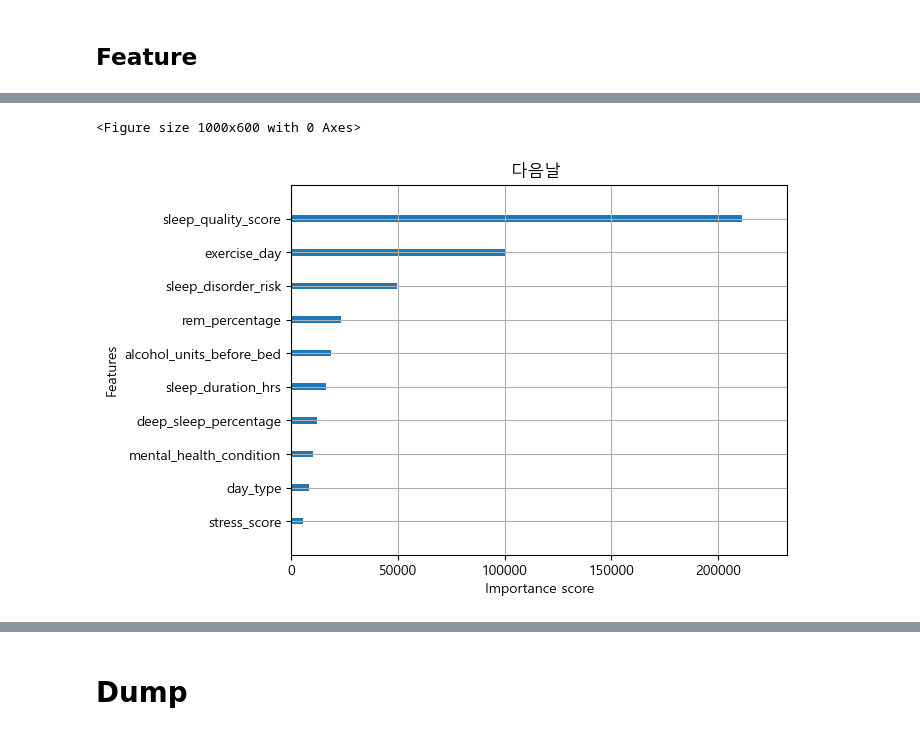
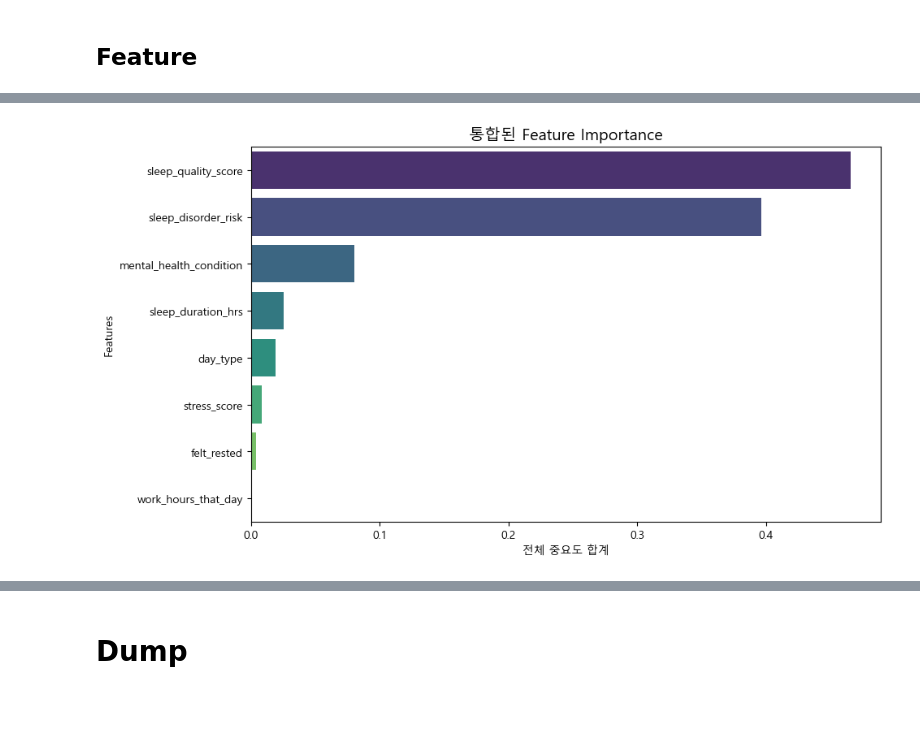
Before and after one commit to Junghokim1031/Week-2-Project-Machine-Learning, a Jupyter notebook: sleepHealth.ipynb, the cells around one changed output, grey strips where cells are left out. Drawn from its saved outputs; the diff is of its cells as text; code cells hidden in the pictures; blank space fills up the shorter version.

```diff
--- a/sleepHealth.ipynb
+++ b/sleepHealth.ipynb
@@ -102,7 +82,7 @@ memory usage: 22.1+ MB
 # %% [markdown]
 ## Encoding
 # %%
-df = df.drop(columns=['season', 'chronotype','nap_duration_mins','sleep_aid_used','weekend_sleep_diff_hrs','gender','bmi','screen_time_before_bed_mins','room_temperature_celsius'])
+df = df.drop(columns=['person_id','country','occupation','season', 'chronotype','nap_duration_mins','sleep_aid_used','weekend_sleep_diff_hrs','gender','bmi','screen_time_before_bed_mins','room_temperature_celsius'])
 # %% [markdown]
 ## TEST
 # %%
@@ -282,12 +230,17 @@ Passing `palette` without assigning `hue` is deprecated and will be removed in v
 # %% [markdown]
 # Training
 # %%
+# Correlation 높은 Columns only
+target = 'cognitive_performance_score'
 features = ['sleep_duration_hrs', 'sleep_quality_score', 'stress_score',
             'day_type', 'work_hours_that_day', 'mental_health_condition',
             'sleep_disorder_risk', 'felt_rested']
-target = 'cognitive_performance_score'
+
+
 
 #dropna 실시
 df_model = df[features + [target]].dropna()
-X = df_model[features]
+#X = df_model[features]
+X = df_model.drop(columns=[target]) # 타겟을 제외한 모든 컬럼이 X가 됨
+
 y = df_model[target]
@@ -497,9 +405,19 @@ Tuned R2: 0.9322563398550432
 # %% [markdown]
 ## Feature
 # %%
-feature_importances = pd.DataFrame({
-    'Feature': X.columns,
+cat_cols = ['day_type', 'mental_health_condition', 'sleep_disorder_risk', 'felt_rested']
+# 2. 피처 중요도 데이터프레임 (학습 때 썼던 X_train 기준)
+importances_df = pd.DataFrame({
+    'Feature': X_train.columns,
     'Importance': best_xgb_model.feature_importances_
-}).sort_values(by='Importance', ascending=False)
-print("\nFeature Importances:")
-print(feature_importances)
+})
+# 3. 쪼개진 컬럼들을 원본 이름으로 통합하는 함수
+def get_original_name(name):
+    for cat in cat_cols:
+        if name.startswith(cat): # 예: 'sleep_disorder_risk_None' -> 'sleep_disorder_risk'
+            return cat
+    return name # 수치형 변수는 그대로 반환
+# 4. 통합된 중요도 계산 (Group By 후 합산)
+importances_df['Grouped_Feature'] = importances_df['Feature'].apply(get_original_name)
+grouped_importances = importances_df.groupby('Grouped_Feature')['Importance'].sum().reset_index()
+grouped_importances = grouped_importances.sort_values(by='Importance', ascending=False)
@@ -524,8 +424,17 @@ Feature Importances:
 # %%
+# 5. 통합된 차트 그리기
 plt.figure(figsize=(10, 6))
-plot_importance(grid_search.best_estimator_, max_num_features=10, importance_type='gain',show_values=False)
-plt.title('다음날 ')
+sns.barplot(
+    data=grouped_importances,
+    x='Importance',
+    y='Grouped_Feature',
+    palette='viridis',
+    hue='Grouped_Feature',
+    legend=False
+)
+plt.title('통합된 Feature Importance', fontsize=14)
+plt.xlabel('전체 중요도 합계')
+plt.ylabel('Features')
 plt.show()
 # %% [output]
-<Figure size 1000x600 with 0 Axes>
-[figure, old version]
+[figure, new version]
```
Also changed, not shown: parts of 21 cells of this notebook, 11 other files.
